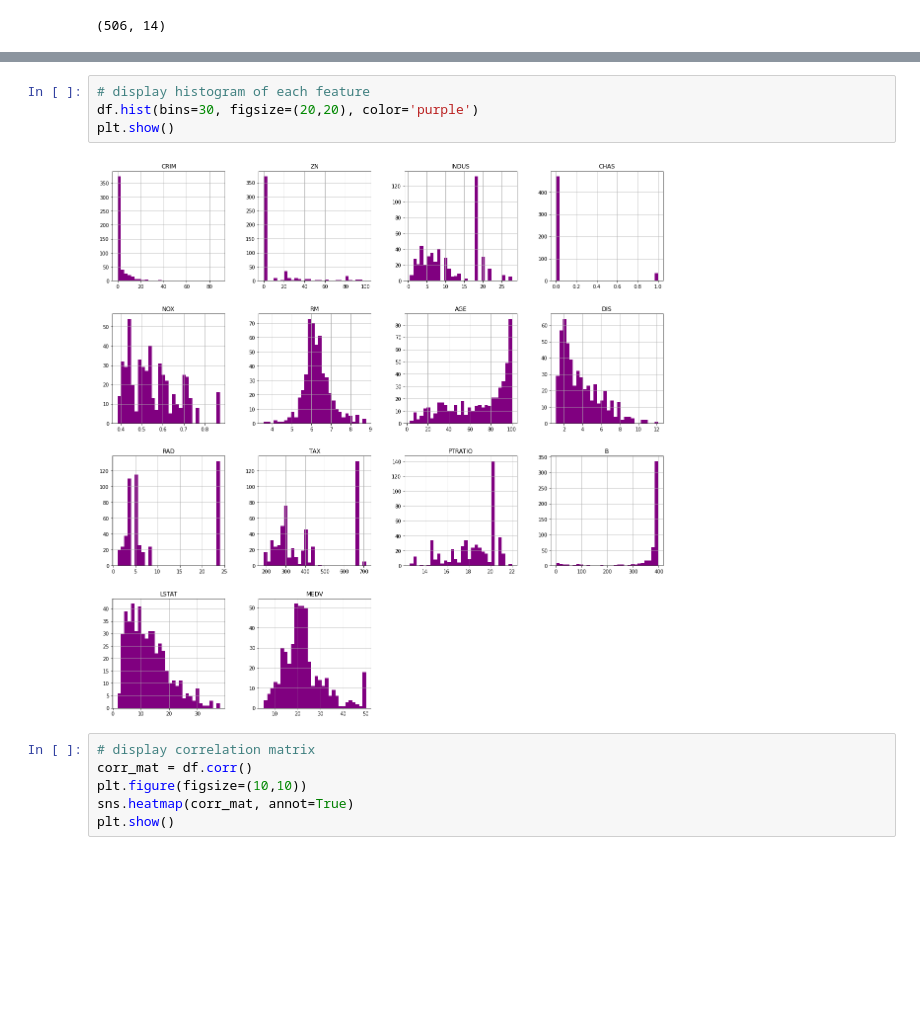
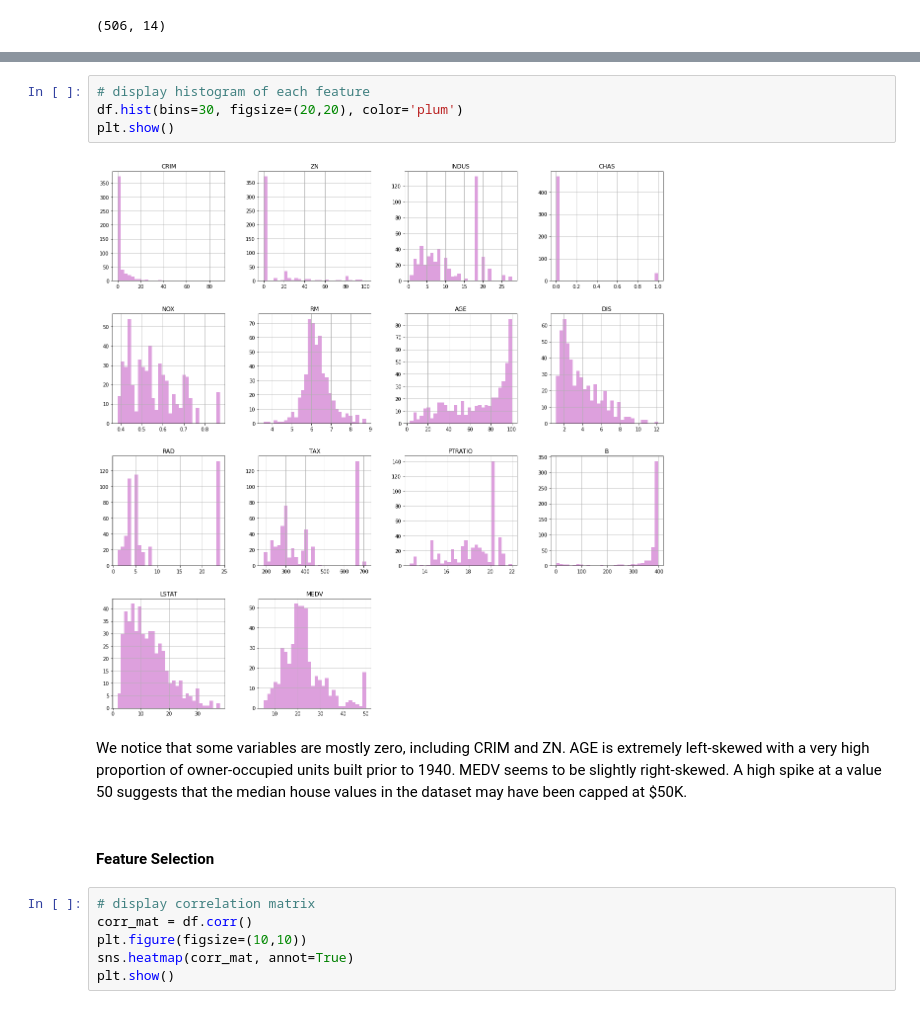
Before and after one commit to rachellee0321/Boston-House-Price-Analysis, a Jupyter notebook: Boston_Housing_Price.ipynb, the cells around one changed output, grey strips where cells are left out. Cells and saved outputs as stored; diff of their text form; blank space fills up the shorter version.

```diff
--- a/Boston_Housing_Price.ipynb
+++ b/Boston_Housing_Price.ipynb
@@ -112,10 +110,14 @@ df.describe()
 | max | 88.976200 | 100.000000 | 27.740000 | 1.000000 | 0.871000 | 8.780000 | 100.000000 | 12.126500 | 24.000000 | 711.000000 | 22.000000 | ... |
 # %%
 # display histogram of each feature
-df.hist(bins=30, figsize=(20,20), color='purple')
+df.hist(bins=30, figsize=(20,20), color='plum')
 plt.show()
 # %% [output]
-[figure, old version]
+[figure, new version]
+# %% [markdown]
+We notice that some variables are mostly zero, including CRIM and ZN. AGE is extremely left-skewed with a very high proportion of owner-occupied units built prior to 1940. MEDV seems to be slightly right-skewed. A high spike at a value 50 suggests that the median house values in the dataset may have been capped at $50K.
+# %% [markdown]
+#### Feature Selection
 # %%
 # display correlation matrix
 corr_mat = df.corr()
```
Also changed, not shown: parts of 17 cells of this notebook.
